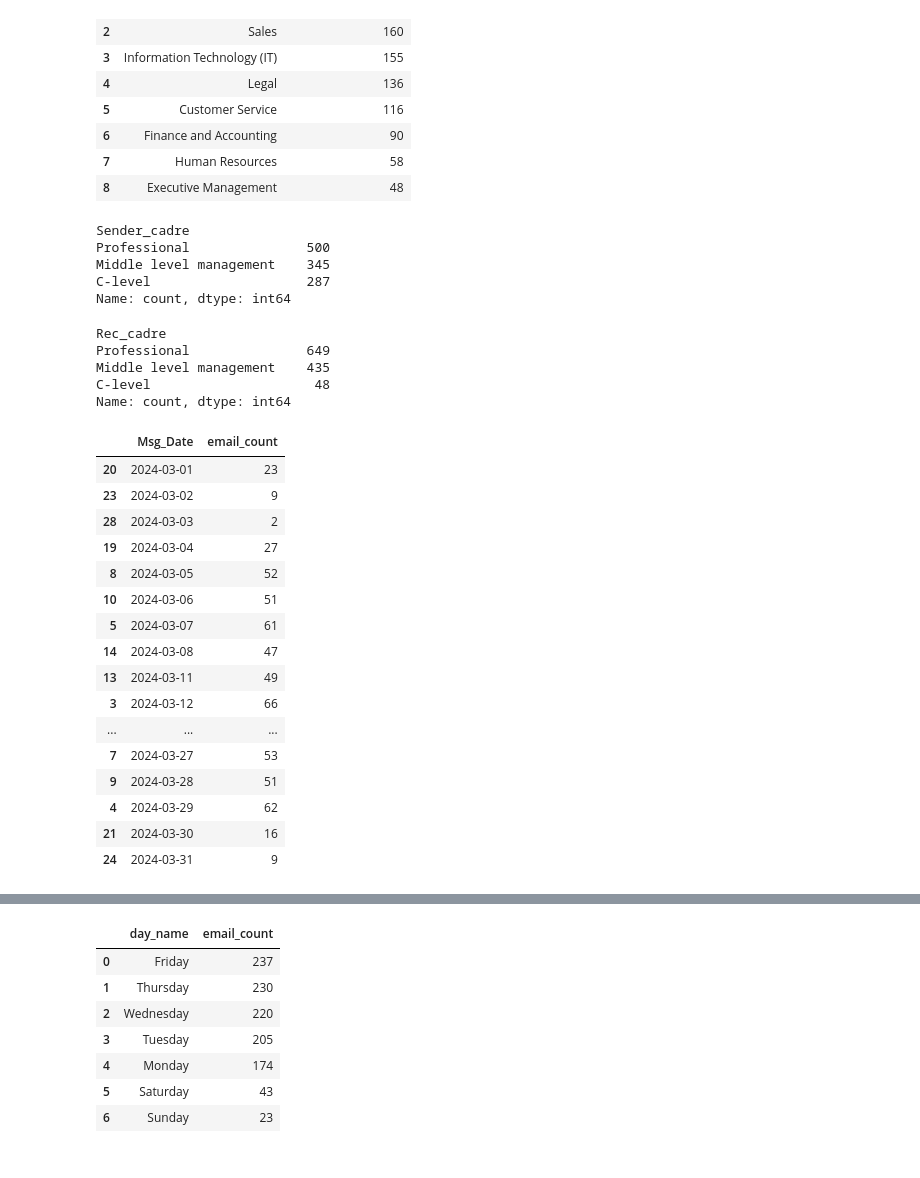
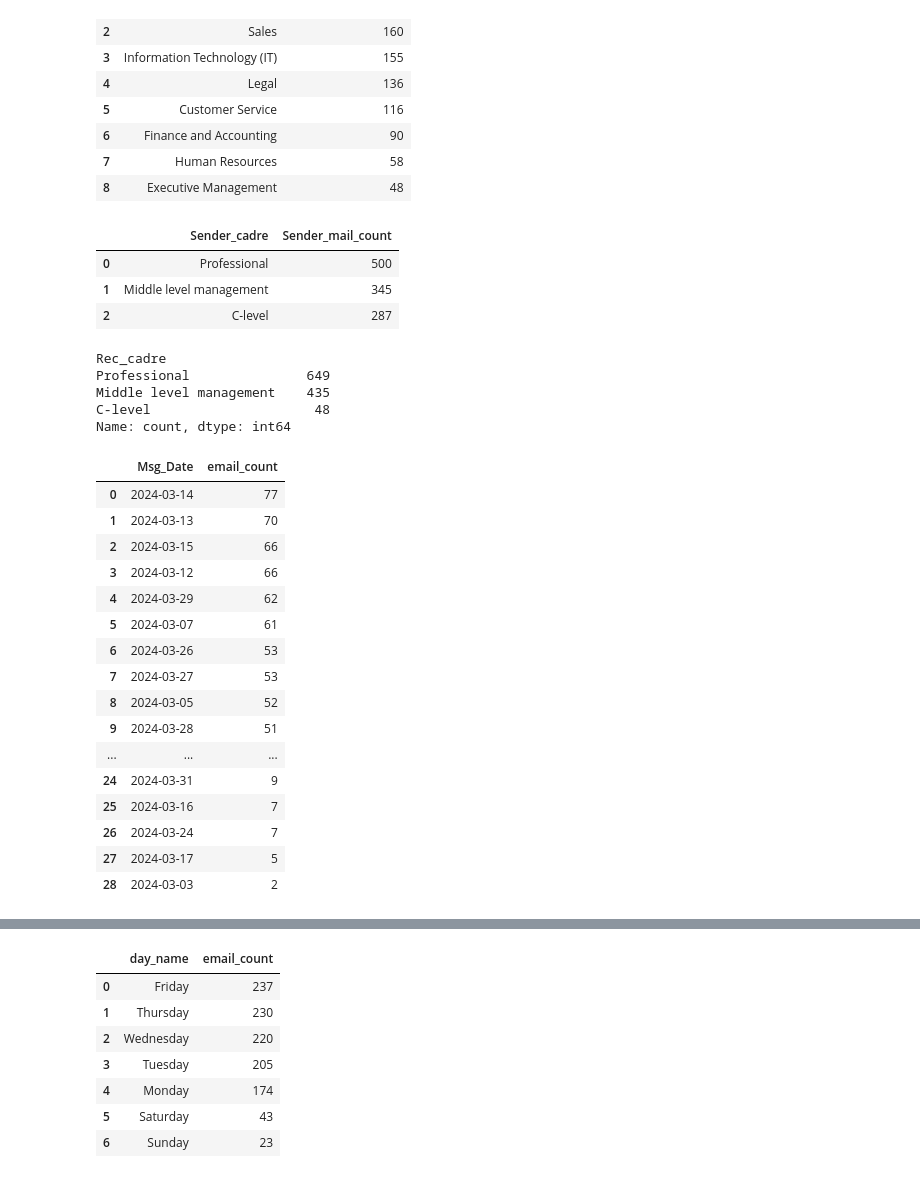
Before and after one commit to djibril968/Python_projects, a Jupyter notebook: Onyx_email_analysis.ipynb, the cells around one changed output, grey strips where cells are left out. Drawn from its saved outputs; the diff is of its cells as text; code cells hidden in the pictures.

```diff
--- a/Onyx_email_analysis.ipynb
+++ b/Onyx_email_analysis.ipynb
@@ -223,14 +223,13 @@ email_rec_by_dept
 # %%
 #email volume sent by cadre
 
-email_by_cadre = Email_fact_data[['Sender_cadre']].value_counts().sort_values(ascending= False)
+email_by_cadre = Email_fact_data[['Sender_cadre']].value_counts().reset_index(name = 'Sender_mail_count').sort_values('Sender_mail_count', ascending= False)
 email_by_cadre
 # %% [output]
-Sender_cadre
-Professional               500
-Middle level management    345
-C-level                    287
-Name: count, dtype: int64
+|  | Sender_cadre | Sender_mail_count |
+| 0 | Professional | 500 |
+| 1 | Middle level management | 345 |
+| 2 | C-level | 287 |
 # %%
 #emails recieved by cadre
 email_rec_by_cadre = Email_fact_data[['Rec_cadre']].value_counts().sort_values(ascending= False)
@@ -248,26 +247,26 @@ Name: count, dtype: int64
 # %%
 #total emails sent by days
 #first we extract days from our date column
 
-email_by_days = Email_fact_data['Msg_Date'].value_counts().reset_index(name='email_count').sort_values('Msg_Date', ascending= True)
+email_by_days = Email_fact_data['Msg_Date'].value_counts().reset_index(name='email_count').sort_values('email_count', ascending= False)
 email_by_days
 # %% [output]
 |  | Msg_Date | email_count |
-| 20 | 2024-03-01 | 23 |
-| 23 | 2024-03-02 | 9 |
+| 0 | 2024-03-14 | 77 |
+| 1 | 2024-03-13 | 70 |
+| 2 | 2024-03-15 | 66 |
+| 3 | 2024-03-12 | 66 |
+| 4 | 2024-03-29 | 62 |
+| 5 | 2024-03-07 | 61 |
+| 6 | 2024-03-26 | 53 |
+| 7 | 2024-03-27 | 53 |
+| 8 | 2024-03-05 | 52 |
+| 9 | 2024-03-28 | 51 |
+| ... | ... | ... |
+| 24 | 2024-03-31 | 9 |
+| 25 | 2024-03-16 | 7 |
+| 26 | 2024-03-24 | 7 |
+| 27 | 2024-03-17 | 5 |
 | 28 | 2024-03-03 | 2 |
-| 19 | 2024-03-04 | 27 |
-| 8 | 2024-03-05 | 52 |
-| 10 | 2024-03-06 | 51 |
-| 5 | 2024-03-07 | 61 |
-| 14 | 2024-03-08 | 47 |
-| 13 | 2024-03-11 | 49 |
-| 3 | 2024-03-12 | 66 |
-| ... | ... | ... |
-| 7 | 2024-03-27 | 53 |
-| 9 | 2024-03-28 | 51 |
-| 4 | 2024-03-29 | 62 |
-| 21 | 2024-03-30 | 16 |
-| 24 | 2024-03-31 | 9 |
 # %%
 pd.set_option('display.max_rows', 31 )
```
Also changed, not shown: parts of 4 cells of this notebook.
